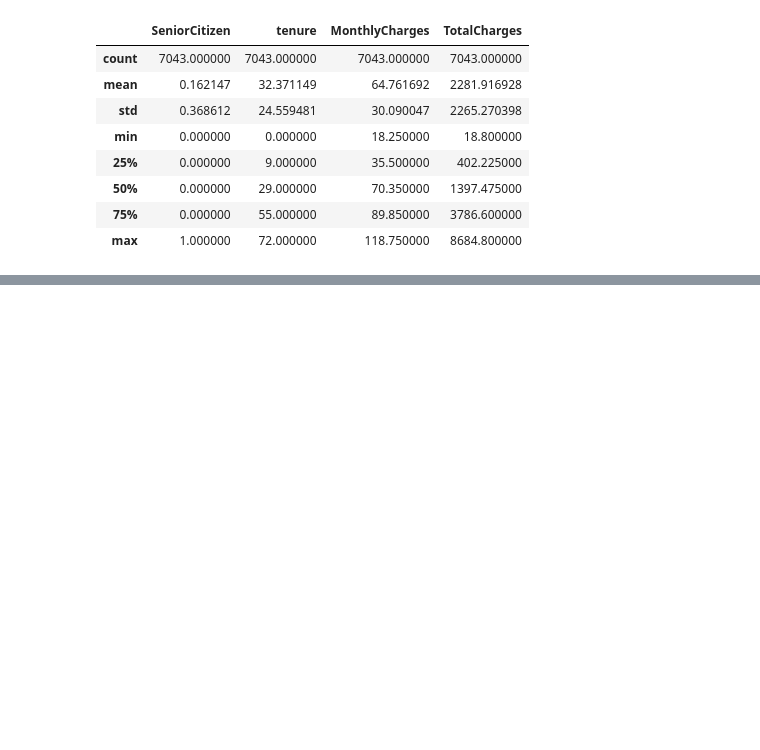
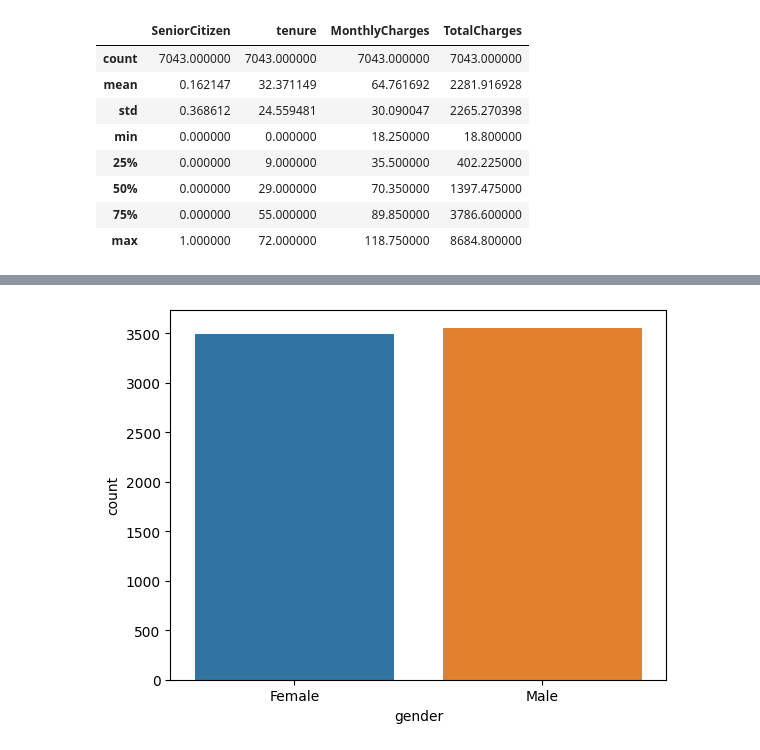
Before and after one commit to rafaelnduarte/Churn_Prediction, a Jupyter notebook: Churn_Prediction.ipynb, the cells around one changed output, grey strips where cells are left out. Cells and saved outputs as stored; diff of their text form; code cells hidden in the pictures; blank space fills up the shorter version.

```diff
--- a/Churn_Prediction.ipynb
+++ b/Churn_Prediction.ipynb
@@ -494,0 +237,4 @@ Fica o convite a você, aluno DSNP, melhorar o nosso modelo. Também convido a e
+# %%
+sns.countplot(x='gender', data=df);
+# %% [output]
+[figure, added]
```
Also changed, not shown: parts of 84 cells of this notebook.
